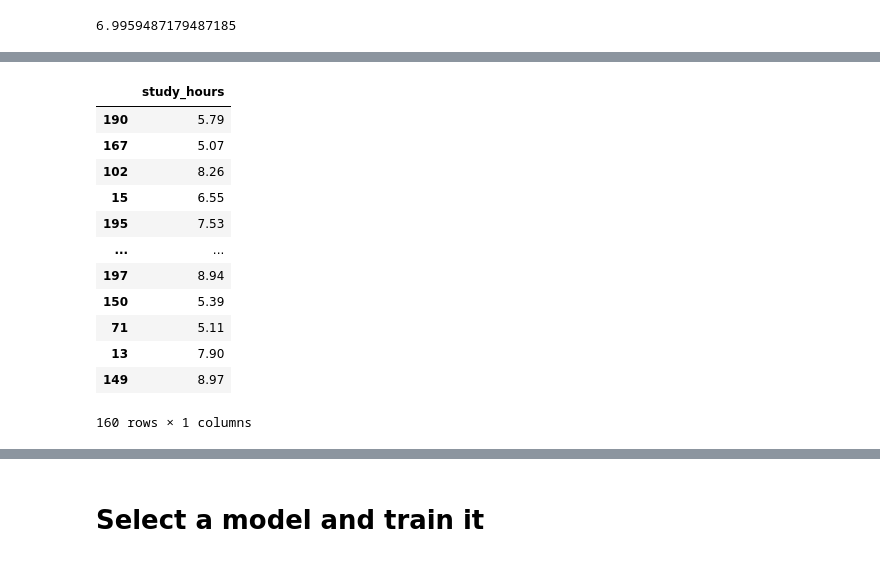
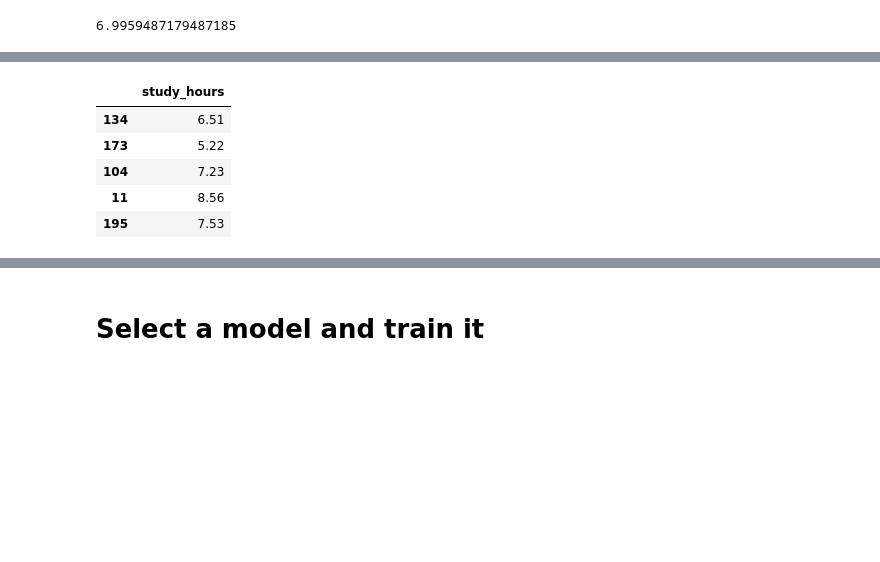
Before and after one commit to tasdid25/Machine-learning, a Jupyter notebook: Linear_regression.ipynb, the cells around one changed output, grey strips where cells are left out. Cells and saved outputs as stored; diff of their text form; code cells hidden in the pictures; blank space fills up the shorter version.

```diff
--- a/Linear_regression.ipynb
+++ b/Linear_regression.ipynb
@@ -97,19 +98,12 @@ y = df2.student_marks
 from sklearn.model_selection import train_test_split
 X_train, X_test, y_train, y_test = train_test_split(X,y, test_size = 0.2) #, random_state=51
 # %%
-X_train
+X_train.head()
 # %% [output]
 |  | study_hours |
-| 190 | 5.79 |
-| 167 | 5.07 |
-| 102 | 8.26 |
-| 15 | 6.55 |
+| 134 | 6.51 |
+| 173 | 5.22 |
+| 104 | 7.23 |
+| 11 | 8.56 |
 | 195 | 7.53 |
-| ... | ... |
-| 197 | 8.94 |
-| 150 | 5.39 |
-| 71 | 5.11 |
-| 13 | 7.90 |
-| 149 | 8.97 |
-160 rows × 1 columns
 # %%
```
Also changed, not shown: parts of 17 cells of this notebook.
